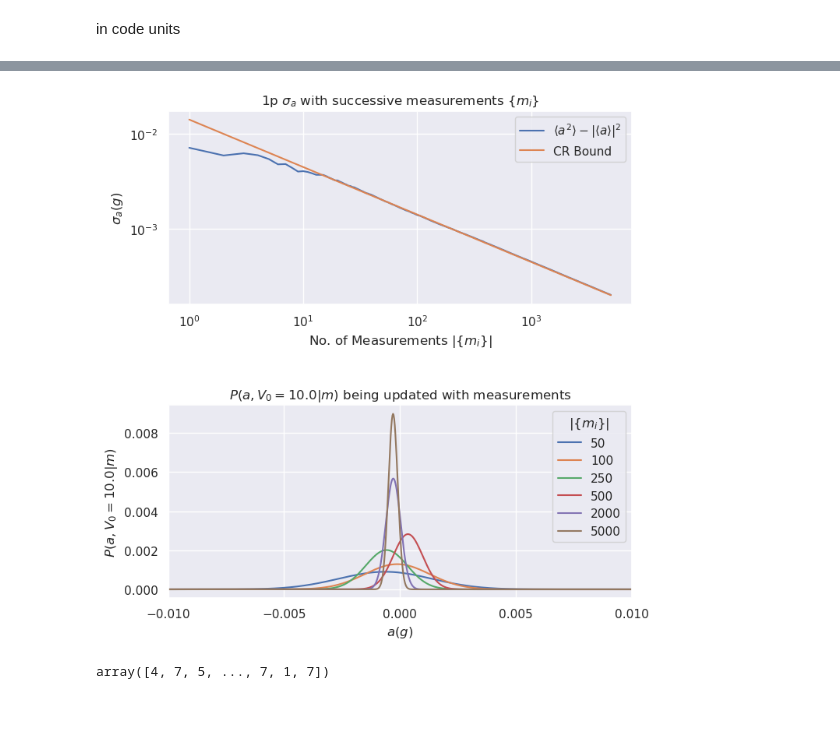
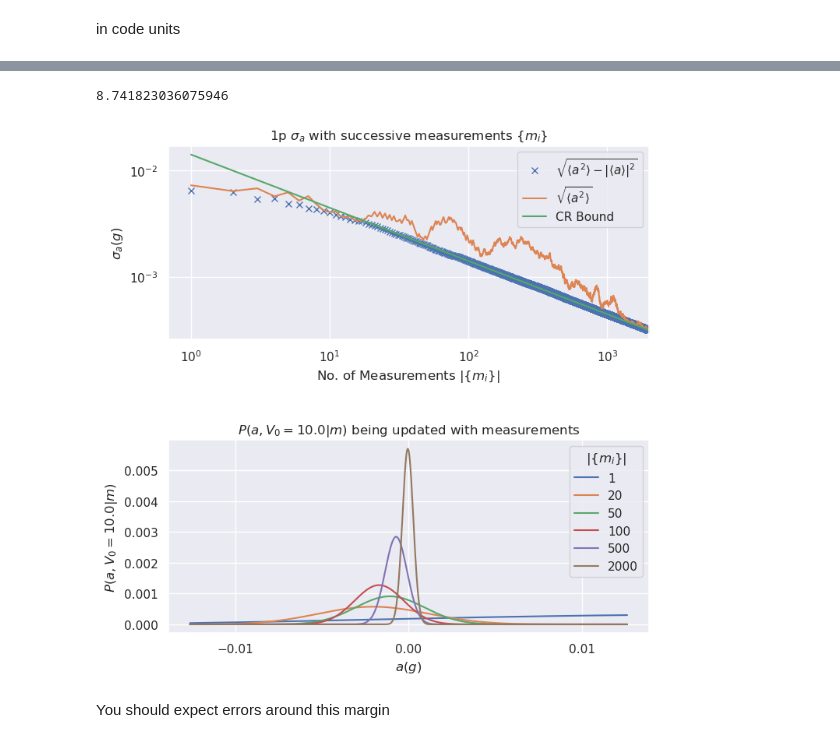
Before and after one commit to rootware/lattice_evolution, a Jupyter notebook: Python/1paramBayesian.ipynb, the cells around one changed output, grey strips where cells are left out. Saved outputs shown, nothing was run; the diff lists cells and outputs as text; code cells hidden in the pictures; blank space fills up the shorter version.

Commit message:
1param_Bayesian_commit

```diff
--- a/Python/1paramBayesian.ipynb
+++ b/Python/1paramBayesian.ipynb
@@ -21,7 +12,7 @@ Old Data imports
 # %% [markdown]
 New data imports
 # %%
-filepath = "../Data/Rust_Runs/Option2_only_acc_Bayesian/";
+filepath = "../";
 
 data = np.loadtxt(filepath + "test.txt");
 datanew  = data[ np.lexsort((data[:,1],data[:,0])) ]
@@ -75,6 +62,6 @@ Generate samples from the $(a_0,V_0)$ probability distribution or load from data
 # %%
-Runs = 5000;
-outcomes = np.loadtxt("../Data/Rust_Runs/Option2_codeUnits/" + "Runs_5000.txt").astype(np.int64);
+Runs = 25000;
+outcomes = np.loadtxt("../Data/Rust_Runs/Option2_only_acc_Bayesian/" + "Runs_25000.txt").astype(np.int64);
 unique, frequency = np.unique(outcomes, return_counts = True);
 # %% [markdown]
 Check that the generated distribution does match actual probabilities $P(p|a_0,V_0)$.
@@ -317,39 +332,39 @@ fig.tight_layout(pad=3.0)
 # %%
 fig, (ax1, ax2) = plt.subplots(2,1 ,figsize=(8, 8))
 
-ax1.loglog(range(1, len(outcomes)+1),np.array(stdTimeprob)*Units.accUnit/Units.g, label = "$\langle a^2 \\rangle- |\langle a \\rangle|^2$")
-#ax1.loglog(range(1, len(outcomes)+1),np.array(stdTimetrue)*Units.accUnit/Units.g, label = "$\mu=0.0$")
+ax1.loglog(range(1, len(outcomes)+1),np.array(stdTimeprob)*Units.accUnit/Units.g, 'x',label = "$\sqrt{\langle a^2 \\rangle- |\langle a \\rangle|^2}$")
+ax1.loglog(range(1, len(outcomes)+1),np.array(stdTimetrue)*Units.accUnit/Units.g, label = "$\sqrt{\langle a^2 \\rangle}$")
+n_p =4; T= 32*np.pi/11.5; print(T)
+F_MZ = (4*n_p *(T/2)**2)**2
+Iaa=1.701*F_MZ
 
-Iaa_norm = Units.Iaa/((Units.accUnit/Units.g)**2)
+Iaa_norm = Iaa/(Units.accUnit/Units.g)**2
 x=np.array( range(1, len(outcomes)+1));
 y= 1/np.sqrt(x*Iaa_norm)
 ax1.loglog(x,y, label="CR Bound")
 #ax1.loglog(x, np.ones(len(x))*0.0005, '--',label="dyn range")
-
+ax1.set_xlim(0,2000)
 
 ax1.set_xlabel("No. of Measurements $|\{m_i\}|$");
 ax1.set_ylabel("$\sigma_a (g)$")
 ax1.set_title("1p $\sigma_a$ with successive measurements $\{m_i\}$")
 ax1.grid('both')
 ax1.legend()
 #plt.savefig("stddev.png")
 
-plotrange= [1,2,5,10,40, 100]
+plotrange= [1,20,50,100,500, 2000]
 for i in plotrange:
-    ax2.plot(AList*Units.accUnit/Units.g,plotPaV[i]*Units.g/Units.accUnit, '-',label=str(i*50),);
+    ax2.plot(AList*Units.accUnit/Units.g,plotPaV[i]*Units.g/Units.accUnit, '-',label=str(i*1),);
 ax2.set_xlabel("$a (g)$")
 ax2.set_ylabel("$P(a,V_0=10.0|m)$")
 ax2.set_title("$P(a,V_0=10.0|m)$ being updated with measurements")
 ax2.grid('both')
-ax2.set_xlim(-0.01,0.01)
+#ax2.set_xlim(-0.01,0.01)
 ax2.locator_params(axis='x', nbins=5)
 ax2.legend(title="$|\{m_i\}|$")
 
 fig.tight_layout(pad=3.0)
-#plt.savefig("Option2_1onlyacc_Bayesiancodeunits.pdf")
+plt.savefig("Option2_1onlyacc_Outcomes2000_Run3.pdf")
 # %% [output]
+8.741823036075946
-[figure, old version]
+[figure, new version]
-# %%
-outcomes
-# %% [output]
-array([4, 7, 5, ..., 7, 1, 7])
@@ -355,0 +376,2 @@ array([4, 7, 5, ..., 7, 1, 7])
+# %% [markdown]
+You should expect errors around this margin
```
Also changed, not shown: parts of 13 cells of this notebook, 19 other files.
